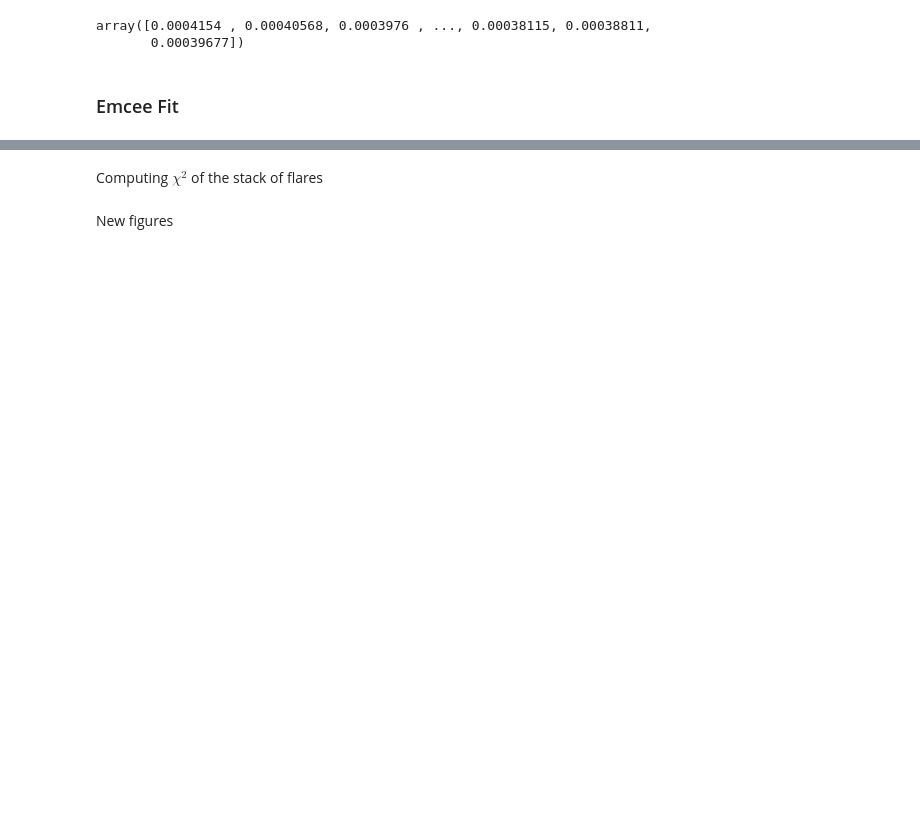
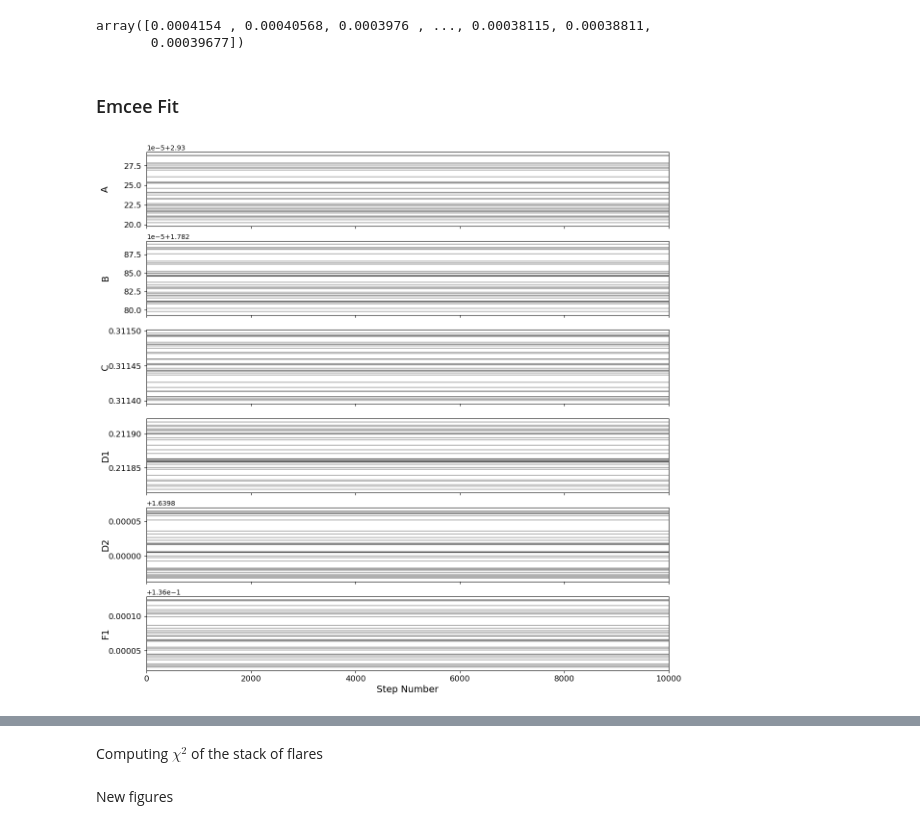
Before and after one commit to lupitatovar/flares, a Jupyter notebook: notebooks/Flare_Model_V1.ipynb, the cells around one changed output, grey strips where cells are left out. Saved outputs shown, nothing was run; the diff lists cells and outputs as text; code cells hidden in the pictures; blank space fills up the shorter version.

```diff
--- a/notebooks/Flare_Model_V1.ipynb
+++ b/notebooks/Flare_Model_V1.ipynb
@@ -1275,39 +1281,39 @@ import corner
 # %%
 
 
-#A_i,B_i,C_i,D1_i,D2_i,f1_i = [2.93669261, 1.78356406, 0.31207559, 0.21373504, 1.65083379, 0.13725844]
+A_i,B_i,C_i,D1_i,D2_i,f1_i = [2.93019203, 1.78279154, 0.3113989, 0.21181818, 1.63976688, 0.13602386]
 
 
 
-#def jackman2(t,theta2):
-    #A,B,C,D1,D2,f1=theta2
-    #z1 = ((2*B + (C**2 *D1))/(2*C))
-    #z2 = ((2*B + C**2 *D2)/(2*C))
-    #f2 = 1-f1
-    #double_exp = (1/2) * np.sqrt(np.pi) * A * C * ((f1 * np.exp((D1*(B-t)) + ((C**2 * D1**2)/4))*(special.erf(z1) - special.erf(z1 - (t/C))))
-                                             #+ (f2 * np.exp((D2*(B-t)) + ((C**2 * D2**2)/4))*(special.erf(z2) - special.erf(z2 - (t/C)))))
-    #return double_exp
+def jackman2(t,theta2):
+    A,B,C,D1,D2,f1=theta2
+    z1 = ((2*B + (C**2 *D1))/(2*C))
+    z2 = ((2*B + C**2 *D2)/(2*C))
+    f2 = 1-f1
+    double_exp = (1/2) * np.sqrt(np.pi) * A * C * ((f1 * np.exp((D1*(B-t)) + ((C**2 * D1**2)/4))*(special.erf(z1) - special.erf(z1 - (t/C))))
+                                             + (f2 * np.exp((D2*(B-t)) + ((C**2 * D2**2)/4))*(special.erf(z2) - special.erf(z2 - (t/C)))))
+    return double_exp
 
 
-def lnlike2(theta, lc_time, detrended, error1):
+def lnlike2(theta2, time, flux, both_errors):
     debug = True
-    tpeaks,fwhms,amps = theta
-    model = flare_model(lc_time,theta)
-    erf_bound = 0.5*(special.erf((lc_time-0.2)*100) + 1)
-    modeltofit = model*erf_bound
+    A,B,C,D1,D2,f1 = theta2
+    jackman_model = jackman2(time,theta2)
+    erf_bound = 0.5*(special.erf((time-0.2)*100) + 1)
+    model = jackman_model*erf_bound
     # the dreaded negative-number cliff!
     #if (np.nanmin(model) >= 0) and ((jackman2(np.array([-1000.]),theta2)* (0.5*(special.erf((-1000-0.2)*100) + 1))) >= 0):
-    if (np.nanmin(modeltofit) < 0):
+    if (np.nanmin(model) < 0):
         if degug:
             print('DEBUG: model>0 error')
         return -np.inf
 
-    if (flare_model(np.array([-1000.]),theta2)* (0.5*(special.erf((-1000-0.2)*100) + 1))) < 0:
+    if (jackman2(np.array([-1000.]),theta2)* (0.5*(special.erf((-1000-0.2)*100) + 1))) < 0:
         if degug:
             print('DEBUG: -1000 error')
         return -np.inf
 
-    lnlike2 = -0.5*(np.sum(((detrended-modeltofit)/error1)**2))
+    lnlike2 = -0.5*(np.sum(((flux-model)/both_errors)**2))
         #return lnlike2
     return lnlike2
 
@@ -1338,37 +1344,37 @@ def lnprob2(theta2, time, flux, both_errors):
             print ('Debug: ambiguous fail')
         return -np.inf
 # %%
-''''
 initial2 = np.array([A_i,B_i,C_i,D1_i,D2_i,f1_i])
-nwalkers2= 256 #2**8
+nwalkers2= 32 #2**8
 ndim2=len(initial2)
 
 #pos = [(np.random.rand(ndim)+best_init_vals) for i in range(nwalkers)]
 
 pos2 = [np.array(initial2) + 1e-4 *np.random.rand(ndim2) for i in range(nwalkers2)]
 # %%
-''''
-data = (x_to_fit[fit_sort]+2,y_to_fit[fit_sort],errors[fit_sort])
+#edit time and flux variables
+data = (time[ns_all]+2,flux[ns_all],both_errors[ns_all])
 #coords= np.random.randn(500, 6)
 sampler2 = emcee.EnsembleSampler(nwalkers2, ndim2, lnprob2, args=data)#,backend=backend)
 
 
 sampler2.run_mcmc(pos2, 1000, progress=True);
 # %%
-''''
 plt.style.use('default')
 fig, axes = plt.subplots(6, figsize=(14, 14), sharex=True)
 samples2 = sampler2.get_chain()
 labels2 = ["A","B","C","D1","D2","F1"]
 for i in range(ndim2):
     ax = axes[i]
     ax.plot(samples2[:, :, i], "k", alpha=0.3)
     ax.set_xlim(0, len(samples2))
     ax.set_ylabel(labels2[i],fontsize=14)
     ax.yaxis.set_label_coords(-.07,.5)
     ax.tick_params(axis='x',labelsize=12)
     ax.tick_params(axis='y',labelsize=12)
 
 
 axes[-1].set_xlabel("Step Number",fontsize=14);
+# %% [output]
+[figure, added]
 # %%
```
Also changed, not shown: parts of 5 cells of this notebook, 3 other files.
